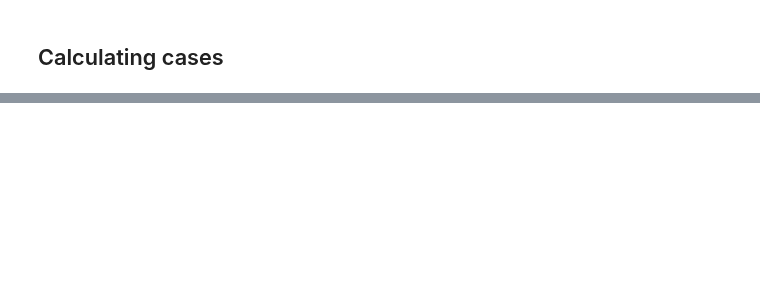
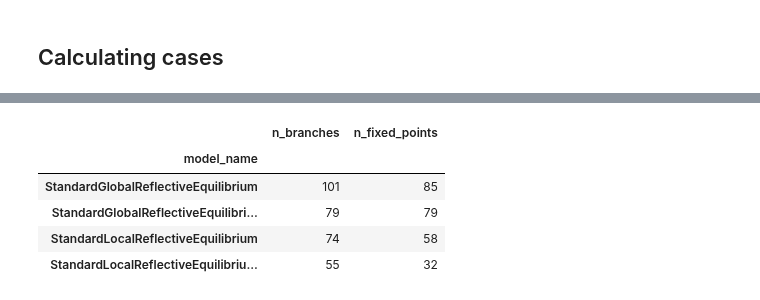
Before and after one commit to re-models/re-technical-report, a Jupyter notebook: notebooks/data_analysis_chapter_commitment-consistency.ipynb, the cells around one changed output, grey strips where cells are left out. Saved outputs shown, nothing was run; the diff lists cells and outputs as text; code cells hidden in the pictures; blank space fills up the shorter version.

```diff
--- a/notebooks/data_analysis_chapter_commitment-consistency.ipynb
+++ b/notebooks/data_analysis_chapter_commitment-consistency.ipynb
@@ -113,0 +123,19 @@ display(result_df)
+# %%
+# 'n_branches' 'n_fixed_points'
+cols_group_branches = ['model_name','ds','init_coms','weight_account', 'weight_systematicity', 'weight_faithfulness']
+relevant_cols = ['model_name','n_branches', 'n_fixed_points']
+
+# B: We remove duplicate, keep the first element and use the resulting index to get the other columns
+#re_data[cols_group_branches].drop_duplicates().index
+#re_data.loc[re_data[cols_group_branches].drop_duplicates().index]
+re_data_collapsed_branches = re_data.loc[re_data[cols_group_branches].drop_duplicates().index]
+#display(re_data_collapsed_branches[relevant_cols])
+
+re_data_collapsed_branches[relevant_cols].groupby('model_name').sum()
+# %% [output]
+|  | n_branches | n_fixed_points |
+| model_name |  |  |
+| StandardGlobalReflectiveEquilibrium | 101 | 85 |
+| StandardGlobalReflectiveEquilibri... | 79 | 79 |
+| StandardLocalReflectiveEquilibrium | 74 | 58 |
+| StandardLocalReflectiveEquilibriu... | 55 | 32 |
```
Also changed, not shown: parts of 6 cells of this notebook, 2 other files.
